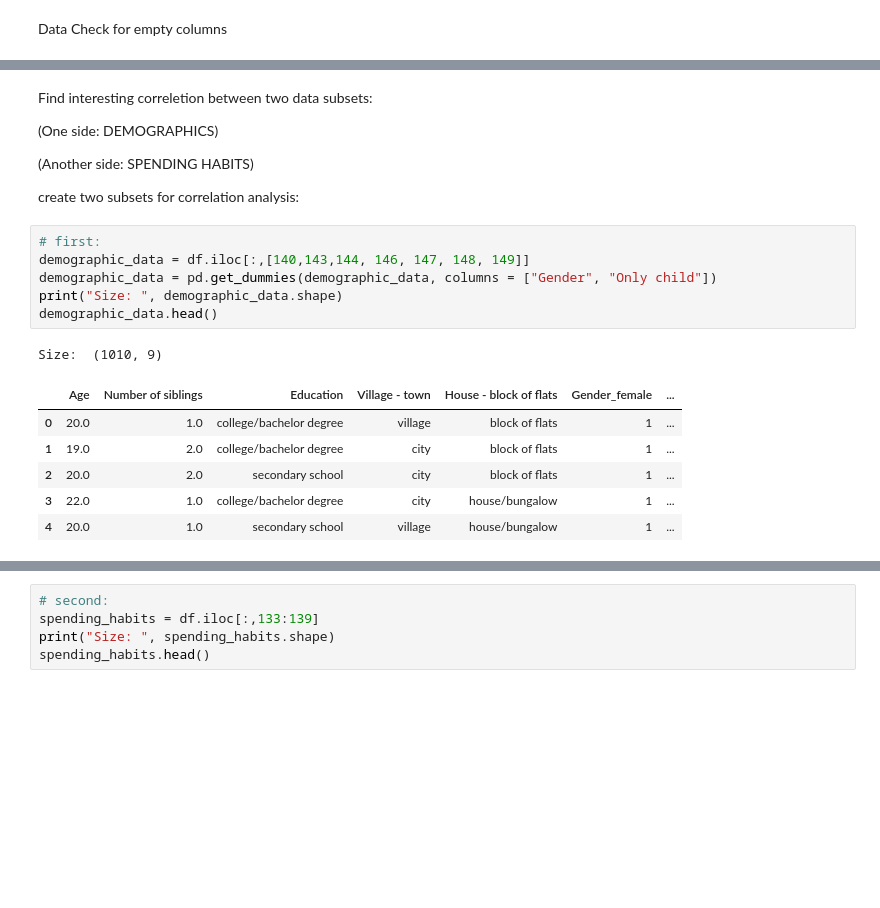
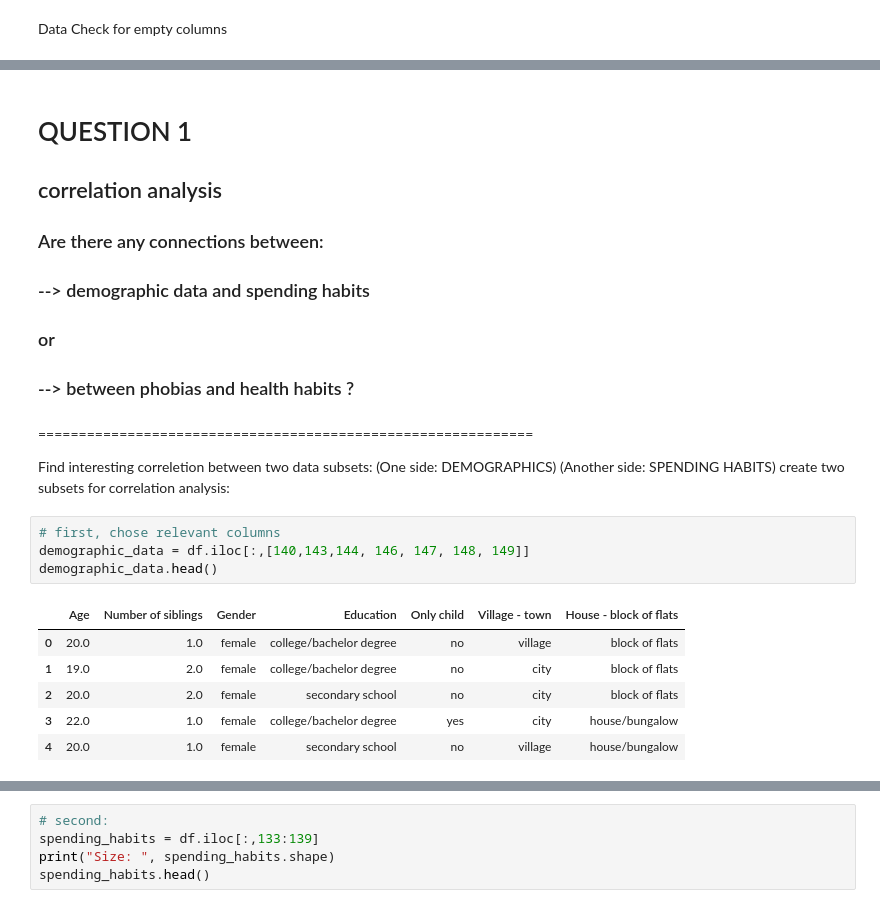
Before and after one commit to olghab/dataScienceProject1, a Jupyter notebook: youngPeopleSurvey_analysis.ipynb, the cells around one changed output, grey strips where cells are left out. Cells and saved outputs as stored; diff of their text form; blank space fills up the shorter version.

```diff
--- a/youngPeopleSurvey_analysis.ipynb
+++ b/youngPeopleSurvey_analysis.ipynb
@@ -67,26 +67,29 @@ Number of empty columns:  1 , column name:  Education
 Number of empty columns:  2 , column name:  Only child
 Number of empty columns:  4 , column name:  Village - town
 Number of empty columns:  4 , column name:  House - block of flats
+# %% [markdown]
+# QUESTION 1
+## correlation analysis
+
+### Are there any connections between:
+### --> demographic data and spending habits
+### or
+### --> between phobias and health habits ?
 # %% [markdown]
+=============================================================
+
 Find interesting correletion between two data subsets:
-
 (One side: DEMOGRAPHICS)
-
 (Another side: SPENDING HABITS)
-
-
 create two subsets for correlation analysis:
 # %%
-# first:
+# first, chose relevant columns
 demographic_data = df.iloc[:,[140,143,144, 146, 147, 148, 149]]
-demographic_data = pd.get_dummies(demographic_data, columns = ["Gender", "Only child"])
-print("Size: ", demographic_data.shape)
 demographic_data.head()
 # %% [output]
-Size:  (1010, 9)
-|  | Age | Number of siblings | Education | Village - town | House - block of flats | Gender_female | ... |
-| 0 | 20.0 | 1.0 | college/bachelor degree | village | block of flats | 1 | ... |
-| 1 | 19.0 | 2.0 | college/bachelor degree | city | block of flats | 1 | ... |
-| 2 | 20.0 | 2.0 | secondary school | city | block of flats | 1 | ... |
-| 3 | 22.0 | 1.0 | college/bachelor degree | city | house/bungalow | 1 | ... |
-| 4 | 20.0 | 1.0 | secondary school | village | house/bungalow | 1 | ... |
+|  | Age | Number of siblings | Gender | Education | Only child | Village - town | House - block of flats |
+| 0 | 20.0 | 1.0 | female | college/bachelor degree | no | village | block of flats |
+| 1 | 19.0 | 2.0 | female | college/bachelor degree | no | city | block of flats |
+| 2 | 20.0 | 2.0 | female | secondary school | no | city | block of flats |
+| 3 | 22.0 | 1.0 | female | college/bachelor degree | yes | city | house/bungalow |
+| 4 | 20.0 | 1.0 | female | secondary school | no | village | house/bungalow |
```
Also changed, not shown: parts of 19 cells of this notebook.
